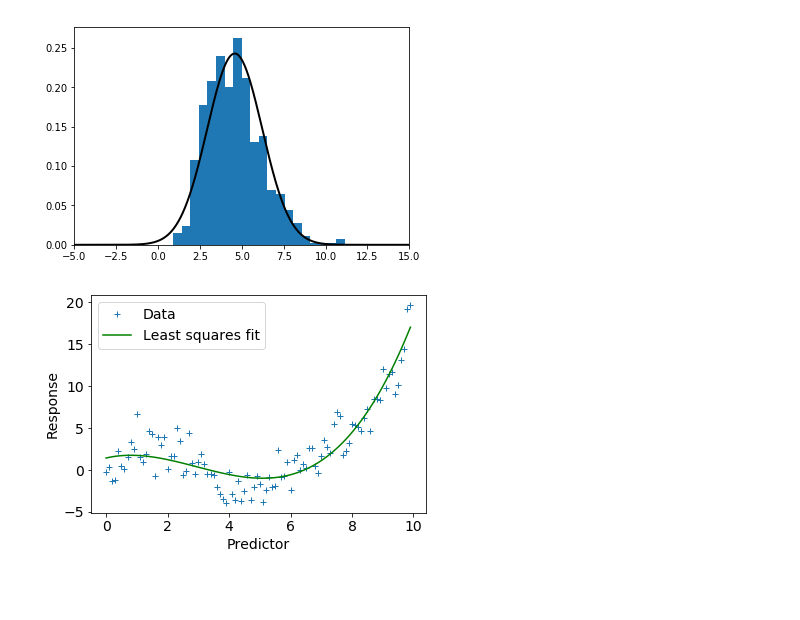
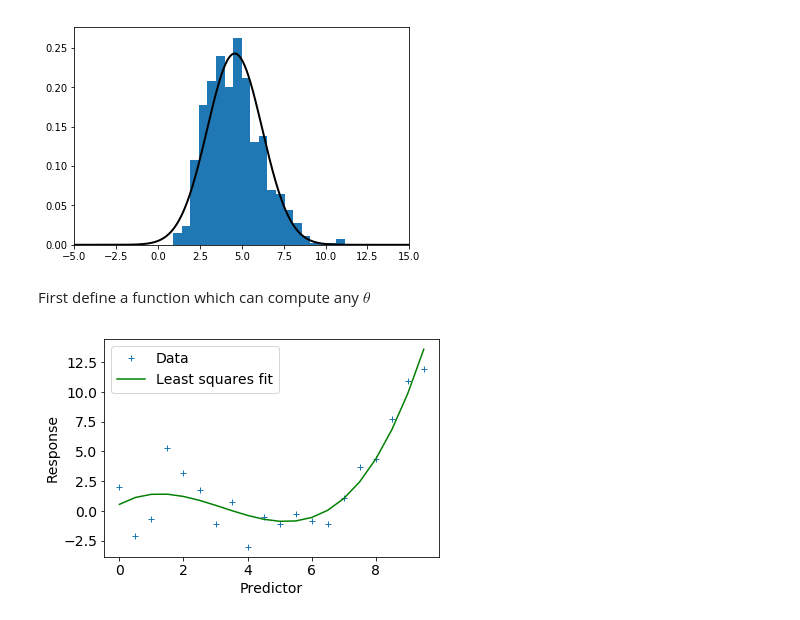
Before and after one commit to mikhailiuk/medium, a Jupyter notebook: Bootstrap.ipynb, the cells around one changed output. Cells and saved outputs as stored; diff of their text form; code cells hidden in the pictures; blank space fills up the shorter version.

```diff
--- a/Bootstrap.ipynb
+++ b/Bootstrap.ipynb
@@ -15,6 +15,8 @@ plt.plot(x, p, 'k', linewidth=2)
 # %% [output]
 [<matplotlib.lines.Line2D at 0x...>]
 [figure]
+# %% [markdown]
+First define a function which can compute any  $\theta$
 # %%
 def generate_prediction(x,pol_p,coef):
     # Function to generate prediction for varied polynomial degrees
@@ -23,39 +25,38 @@ def generate_prediction(x,pol_p,coef):
         yp = yp+coef[ii]*x**(pol_p-ii)
     return yp
 # %%
-number_of_points = 100
+number_of_points = 20
 bootstrap_samples = 1000
 #polynomial_power
 pol_p = 3
-
-
 
 
 
 
 x = np.arange(0,10,10/number_of_points)
 bot_pct = int(bootstrap_samples*0.05)
 top_pct = int(bootstrap_samples*0.95)
 median = int(bootstrap_samples*0.5)
 
 
 noise = np.random.beta(a=6,b=20,size=len(x))*20
+noise = noise-np.mean(noise)
 noise_gauss = np.random.normal(loc = 0, scale=1.9, size=len(x))
 signal = 2*np.sin(x)+0.001*np.exp(x)
-y = signal+noise-np.mean(noise)
+y = signal+noise
 coef,res,_,_,_=np.polyfit(x, y, pol_p,full=True)
 yp = generate_prediction(x,pol_p,coef)
 
 data_scatter, = plt.plot(x,y,'+', label = 'Data')
 ls_fit, = plt.plot(x,yp,'g',  label = 'Least squares fit');
 plt.xlabel('Predictor',fontsize=14)
 plt.ylabel('Response',fontsize=14);
 plt.legend(handles=[data_scatter,ls_fit], loc=2,fontsize=14)
 plt.xticks(fontsize=14)
 plt.yticks(fontsize=14);
 plt.savefig('scatter.png')
 # %% [output]
-[figure, old version]
+[figure, new version]
 # %%
 def generate_coef_data_non_parametric(distribution_x,distribution_y):
     # Resample from the distribution
```
Also changed, not shown: parts of 4 cells of this notebook, 3 other files.
